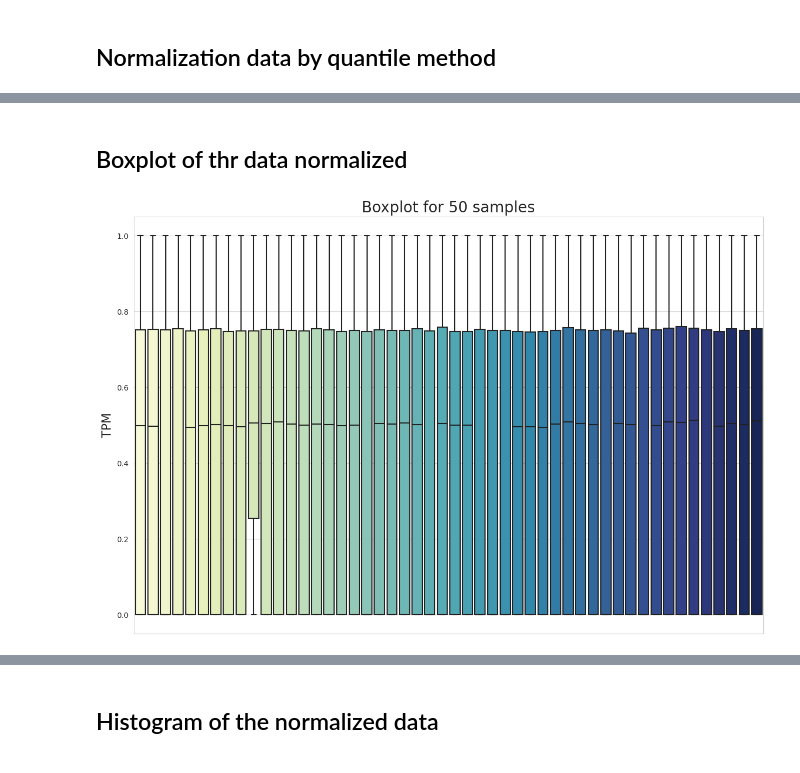
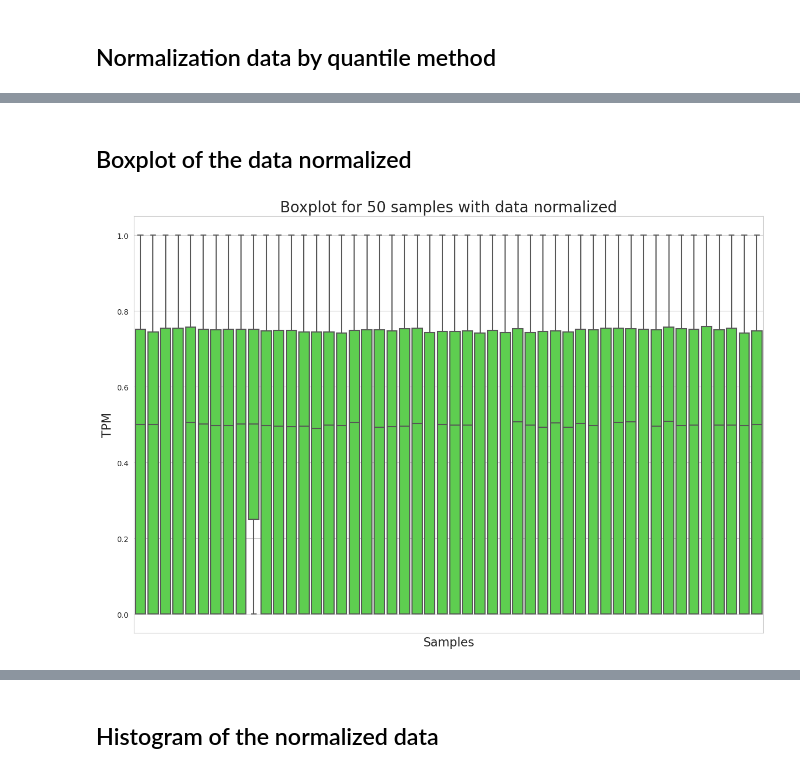
Before and after one commit to martipuchal/Advanced_Bioinformatic, a Jupyter notebook: Data_normalization.ipynb, the cells around one changed output, grey strips where cells are left out. Drawn from its saved outputs; the diff is of its cells as text; code cells hidden in the pictures.

```diff
--- a/Data_normalization.ipynb
+++ b/Data_normalization.ipynb
@@ -76,17 +76,18 @@ df_quantile.head()
 5 rows × 500 columns
 # %% [markdown]
-## Boxplot of thr data normalized
+## Boxplot of the data normalized
 # %%
-# BOXPLOT
+# BOXPLOT (Normalized)
 matplotlib.pyplot.figure(figsize = (15, 10))
 seaborn.set_style('whitegrid')
 
-seaborn.boxplot(data = df_quantile.iloc[:,:50], palette = 'YlGnBu', flierprops = {'marker': 'o', 'markersize': 2})
+seaborn.boxplot(data = df_quantile.iloc[:,:50], color = '#4ee33b', flierprops = {'marker': 'o', 'markersize': 2})
 #matplotlib.pyplot.axhline(y = samples_mean, color = 'grey', linestyle = '--')
 matplotlib.pyplot. xticks([])
 
-matplotlib.pyplot.title('Boxplot for 50 samples', fontsize = 20)
+matplotlib.pyplot.title('Boxplot for 50 samples with data normalized', fontsize = 20)
 matplotlib.pyplot.ylabel('TPM', fontsize = 16)
+matplotlib.pyplot.xlabel('Samples',fontsize = 16)
 matplotlib.pyplot.savefig('/home/marti/jupy/jup_notebook/Project/result/Graphs/n_boxplot.png')
 # %% [output]
-[figure, old version]
+[figure, new version]
```
Also changed, not shown: parts of 8 cells of this notebook.
